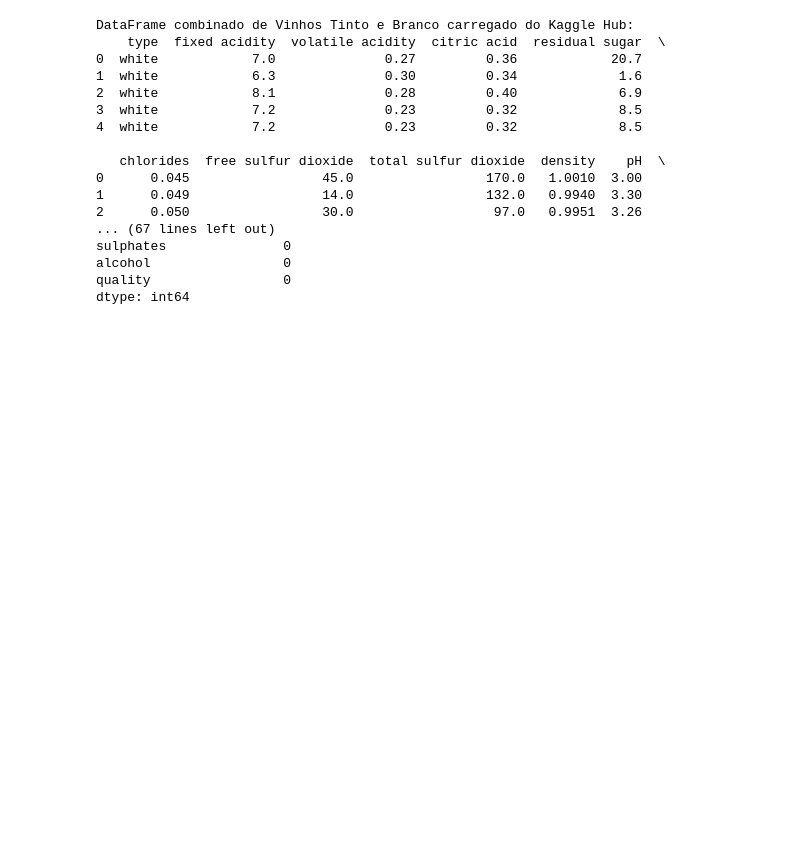
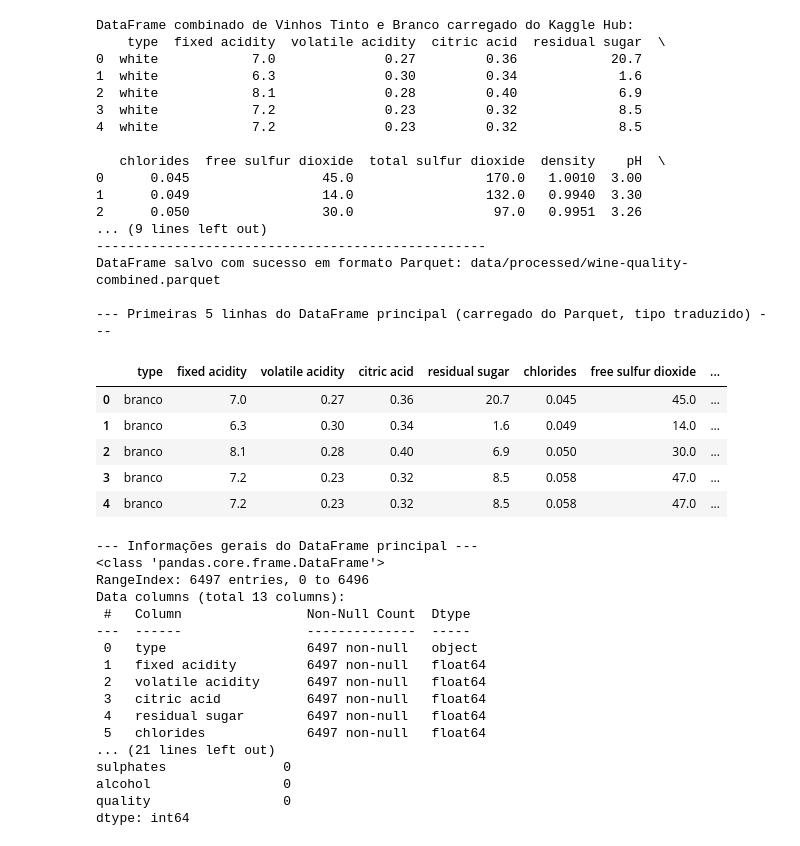
Before and after one commit to BMateusSs/Projeto-PSI3, a Jupyter notebook: exploraty_analysis_wine_quality.ipynb, the cells around one changed output. Saved outputs shown, nothing was run; the diff lists cells and outputs as text; code cells hidden in the pictures; blank space fills up the shorter version.

```diff
--- a/exploraty_analysis_wine_quality.ipynb
+++ b/exploraty_analysis_wine_quality.ipynb
@@ -29,39 +31,62 @@ parquet_path = os.path.join(output_dir, "wine-quality-combined.parquet")
 
 df_raw_combined_wine.to_parquet(parquet_path, engine="pyarrow", index=False)
 print(f"DataFrame salvo com sucesso em formato Parquet: {parquet_path}")
 
 # --- Carrega o DataFrame a partir do arquivo Parquet processado ---
 df_wine = pd.read_parquet(parquet_path)
 
 # --- NOVIDADE: Traduzir a coluna 'type' para português ---
 df_wine['type'] = df_wine['type'].replace({'red': 'tinto', 'white': 'branco'})
 
 print("\n--- Primeiras 5 linhas do DataFrame principal (carregado do Parquet, tipo traduzido) ---")
-print(df_wine.head()) # Verifique se 'type' agora mostra 'tinto'/'branco'
+display(df_wine.head()) # Verifique se 'type' agora mostra 'tinto'/'branco'
 
 print("\n--- Informações gerais do DataFrame principal ---")
 df_wine.info()
 
 print("\n--- Verificando valores ausentes no DataFrame principal ---")
 print(df_wine.isnull().sum())
 # %% [output]
 DataFrame combinado de Vinhos Tinto e Branco carregado do Kaggle Hub:
     type  fixed acidity  volatile acidity  citric acid  residual sugar  \
 0  white            7.0              0.27         0.36            20.7
 1  white            6.3              0.30         0.34             1.6
 2  white            8.1              0.28         0.40             6.9
 3  white            7.2              0.23         0.32             8.5
 4  white            7.2              0.23         0.32             8.5
 
    chlorides  free sulfur dioxide  total sulfur dioxide  density    pH  \
 0      0.045                 45.0                 170.0   1.0010  3.00
 1      0.049                 14.0                 132.0   0.9940  3.30
 2      0.050                 30.0                  97.0   0.9951  3.26
-... (67 lines left out)
-sulphates               0
-alcohol                 0
-quality                 0
-dtype: int64
+... (9 lines left out)
+--------------------------------------------------
+DataFrame salvo com sucesso em formato Parquet: data/processed/wine-quality-combined.parquet
+
+--- Primeiras 5 linhas do DataFrame principal (carregado do Parquet, tipo traduzido) ---
+|  | type | fixed acidity | volatile acidity | citric acid | residual sugar | chlorides | free sulfur dioxide | ... |
+| 0 | branco | 7.0 | 0.27 | 0.36 | 20.7 | 0.045 | 45.0 | ... |
+| 1 | branco | 6.3 | 0.30 | 0.34 | 1.6 | 0.049 | 14.0 | ... |
+| 2 | branco | 8.1 | 0.28 | 0.40 | 6.9 | 0.050 | 30.0 | ... |
+| 3 | branco | 7.2 | 0.23 | 0.32 | 8.5 | 0.058 | 47.0 | ... |
+| 4 | branco | 7.2 | 0.23 | 0.32 | 8.5 | 0.058 | 47.0 | ... |
+--- Informações gerais do DataFrame principal ---
+<class 'pandas.core.frame.DataFrame'>
+RangeIndex: 6497 entries, 0 to 6496
+Data columns (total 13 columns):
+ #   Column                Non-Null Count  Dtype
+---  ------                --------------  -----
+ 0   type                  6497 non-null   object
+ 1   fixed acidity         6497 non-null   float64
+ 2   volatile acidity      6497 non-null   float64
+ 3   citric acid           6497 non-null   float64
+ 4   residual sugar        6497 non-null   float64
+ 5   chlorides             6497 non-null   float64
+... (21 lines left out)
+sulphates               0
+alcohol                 0
+quality                 0
+dtype: int64
 # %%
 # --- 2.1 Distribuição da Qualidade Original (0-10) por Tipo de Vinho ---
 plt.figure(figsize=(12, 6))
```
Also changed, not shown: parts of 9 cells of this notebook.
